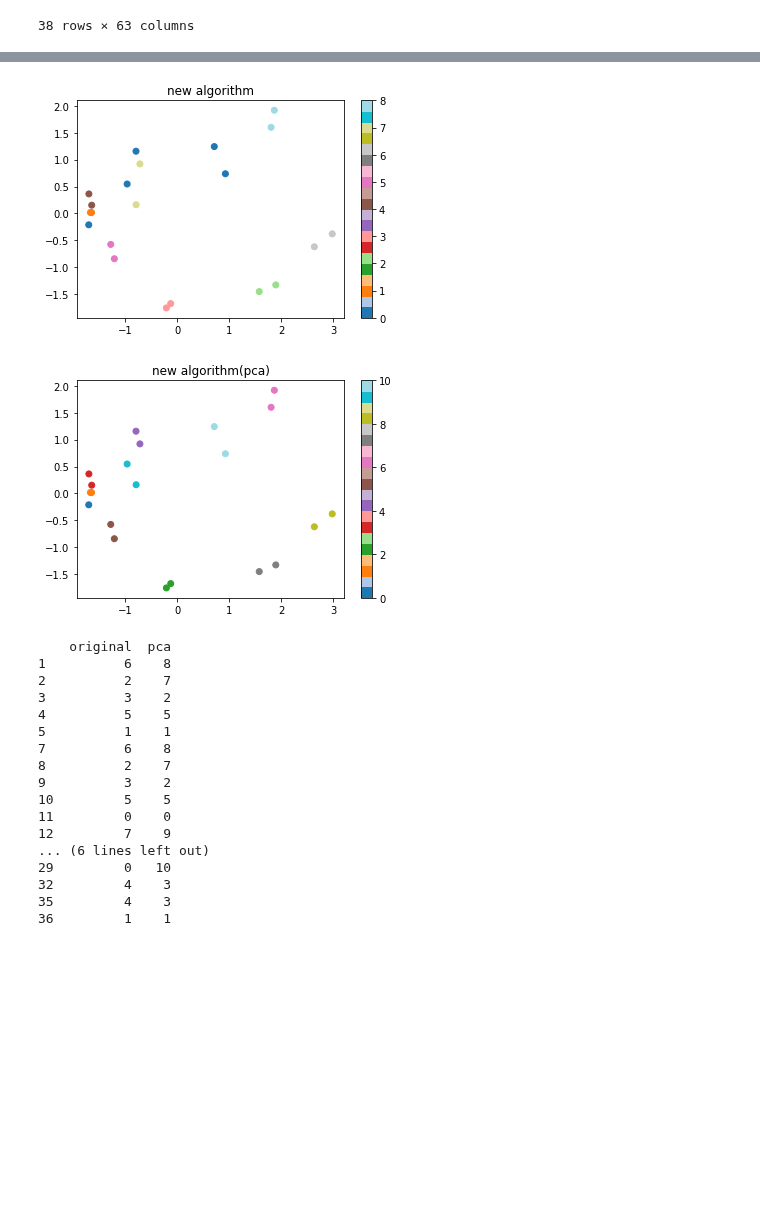
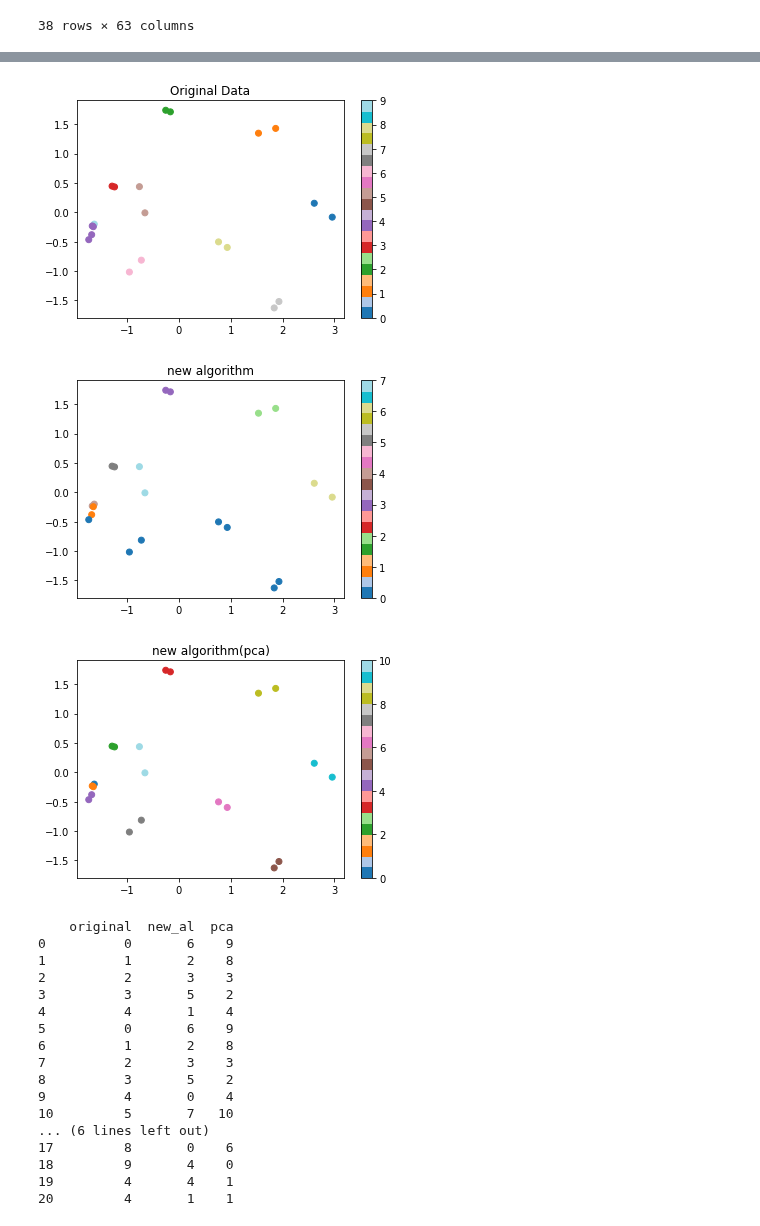
Before and after one commit to devwithpug/RandHand-Chat, a Jupyter notebook: handDetection/static_image/analysis2.ipynb, the cells around one changed output, grey strips where cells are left out. Drawn from its saved outputs; the diff is of its cells as text; code cells hidden in the pictures; blank space fills up the shorter version.

```diff
--- a/handDetection/static_image/analysis2.ipynb
+++ b/handDetection/static_image/analysis2.ipynb
@@ -157,7 +157,7 @@ plt.show()
 # %%
 # 점과 점사이 유사도 계산 알고리즘
 
-def fit_predict(df, limit=1.5):
+def fit_predict(df, limit=1.0):
     distance = pd.DataFrame(columns=['x','y', 'value'])
     predict = pd.Series(data=[0 for x in range(0,len(df),1)], index=df.index)
     count=1
@@ -254,7 +253,7 @@ thumb_false
 # 실제 데이터, kmeans, DBSCAN을 pca로 plot
 
 pca = PCA(n_components=2)
-val = pca.fit_transform(thumb_false)
+val = pca.fit_transform(thumb_false.iloc[:,1:])
 df = pd.DataFrame(val, columns=['x','y'])
 
 plt.title('Original Data')
@@ -283,42 +282,50 @@ plt.show()
 # %%
+# 원본
+plt.title('Original Data')
+label = [0, 1, 2, 3, 4, 0, 1, 2, 3, 4, 5, 5, 6, 7, 8, 6, 7, 8, 9, 4, 4]
+plt.scatter(df.x, df.y, c= label, cmap='tab20')
+plt.colorbar()
+plt.show()
+
 # 원본 데이터를 이용했을 때 군집 형성
 
 predict3=fit_predict(thumb_false)
 plt.title('new algorithm')
 plt.scatter(df.x, df.y, c= predict3, cmap='tab20')
 plt.colorbar()
 plt.show()
 
 #pca 데이터를 이용했을 때 군집 형성
 
 predict4=fit_predict(df,1)
 plt.title('new algorithm(pca)')
 plt.scatter(df.x, df.y, c= predict4, cmap='tab20')
 plt.colorbar()
 plt.show()
 
 predict4.index = list(predict3.index)
-v= pd.DataFrame([predict3, predict4],index=['original', 'pca'])
+v= pd.DataFrame([label,predict3, predict4],index=['original','new_al', 'pca'])
 print(v.T)
 
 #거리를 1로 제한할때, 1.5로제한할때 각각 비교해볼것 (1일때는 어떤점은 outlier 처리됨)
 # %% [output]
-[figure, old version]
+[figure, new version]
-[figure, old version]
+[figure, new version]
+[figure, added]
-    original  pca
-1          6    8
-2          2    7
-3          3    2
-4          5    5
-5          1    1
-7          6    8
-8          2    7
-9          3    2
-10         5    5
-11         0    0
-12         7    9
+    original  new_al  pca
+0          0       6    9
+1          1       2    8
+2          2       3    3
+3          3       5    2
+4          4       1    4
+5          0       6    9
+6          1       2    8
+7          2       3    3
+8          3       5    2
+9          4       0    4
+10         5       7   10
 ... (6 lines left out)
-29         0   10
-32         4    3
-35         4    3
-36         1    1
+17         8       0    6
+18         9       4    0
+19         4       4    1
+20         4       1    1
```
Also changed, not shown: parts of 4 cells of this notebook, 2 other files.
